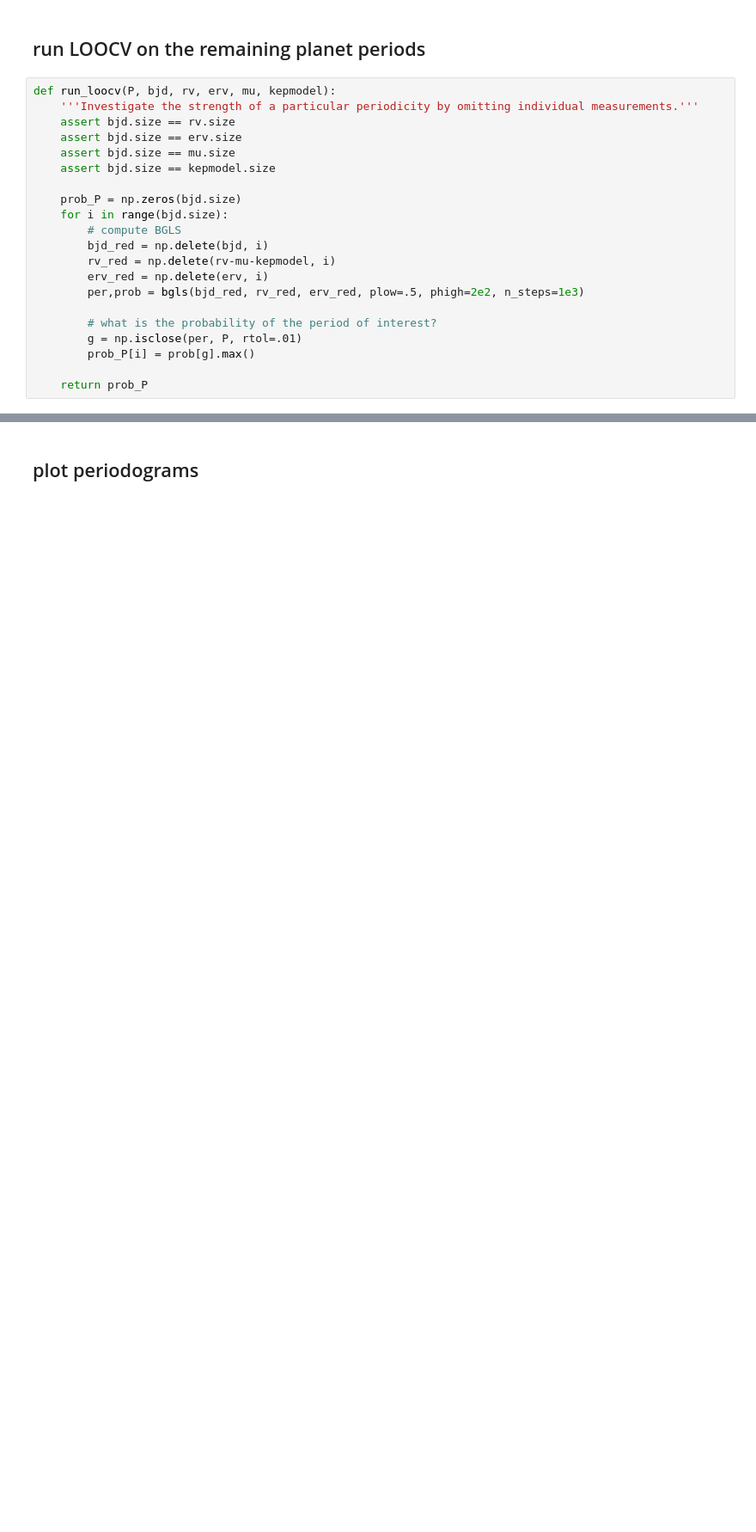
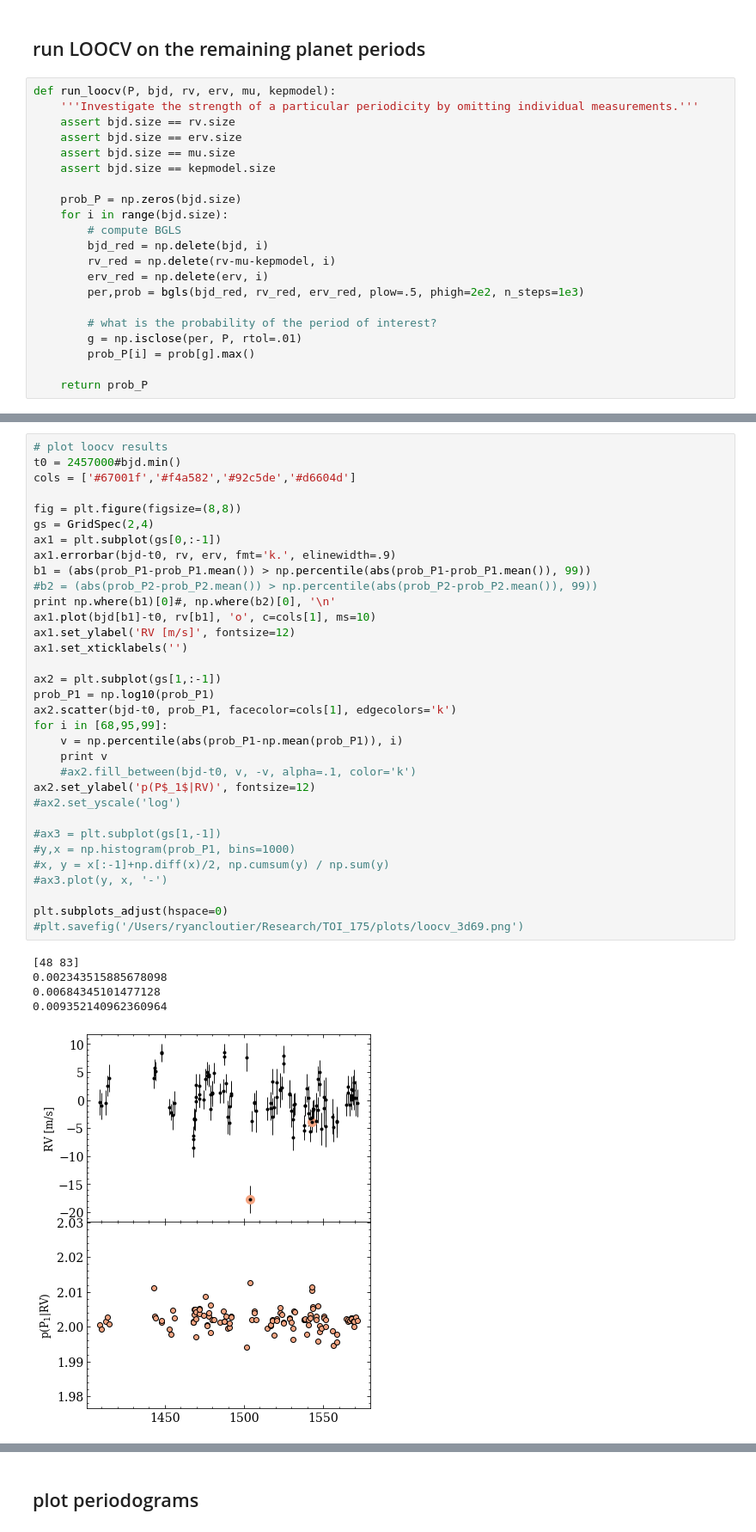
Before and after one commit to r-cloutier/toi175, a Jupyter notebook: toi175_loocv.ipynb, the cells around one changed output, grey strips where cells are left out. Shown at 86% size. Saved outputs shown, nothing was run; the diff lists cells and outputs as text; blank space fills up the shorter version.

```diff
--- a/toi175_loocv.ipynb
+++ b/toi175_loocv.ipynb
@@ -71,5 +72,44 @@ prob_P1 = run_loocv(Ps[1], bjd, rv, erv, np.zeros(bjd.size), np.zeros(bjd.size))
 # %% [output]
 [2.25, 3.69, 7.45, 80, 40]
+# %%
+# plot loocv results
+t0 = 2457000#bjd.min()
+cols = ['#67001f','#f4a582','#92c5de','#d6604d']
+
+fig = plt.figure(figsize=(8,8))
+gs = GridSpec(2,4)
+ax1 = plt.subplot(gs[0,:-1])
+ax1.errorbar(bjd-t0, rv, erv, fmt='k.', elinewidth=.9)
+b1 = (abs(prob_P1-prob_P1.mean()) > np.percentile(abs(prob_P1-prob_P1.mean()), 99))
+#b2 = (abs(prob_P2-prob_P2.mean()) > np.percentile(abs(prob_P2-prob_P2.mean()), 99))
+print np.where(b1)[0]#, np.where(b2)[0], '\n'
+ax1.plot(bjd[b1]-t0, rv[b1], 'o', c=cols[1], ms=10)
+ax1.set_ylabel('RV [m/s]', fontsize=12)
+ax1.set_xticklabels('')
+
+ax2 = plt.subplot(gs[1,:-1])
+prob_P1 = np.log10(prob_P1)
+ax2.scatter(bjd-t0, prob_P1, facecolor=cols[1], edgecolors='k')
+for i in [68,95,99]:
+    v = np.percentile(abs(prob_P1-np.mean(prob_P1)), i)
+    print v
+    #ax2.fill_between(bjd-t0, v, -v, alpha=.1, color='k')
+ax2.set_ylabel('p(P$_1$|RV)', fontsize=12)
+#ax2.set_yscale('log')
+
+#ax3 = plt.subplot(gs[1,-1])
+#y,x = np.histogram(prob_P1, bins=1000)
+#x, y = x[:-1]+np.diff(x)/2, np.cumsum(y) / np.sum(y)
+#ax3.plot(y, x, '-')
+
+plt.subplots_adjust(hspace=0)
+#plt.savefig('/Users/ryancloutier/Research/TOI_175/plots/loocv_3d69.png')
+# %% [output]
+[48 83]
+0.002343515885678098
+0.00684345101477128
+0.009352140962360964
+[figure, added]
 # %%
 # plot loocv results
 t0 = 2457000#bjd.min()
```
Also changed, not shown: parts of 4 cells of this notebook, 16 other files.
